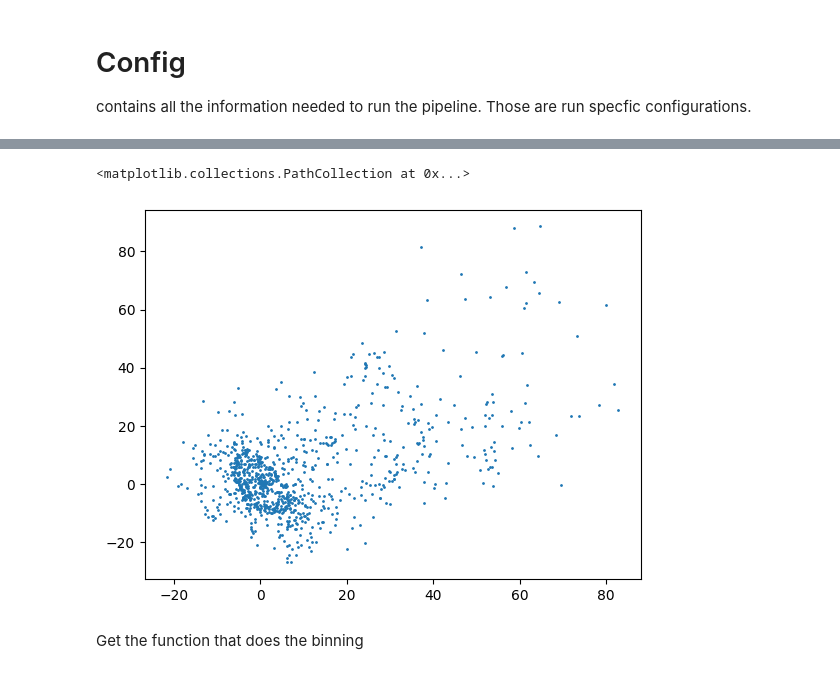
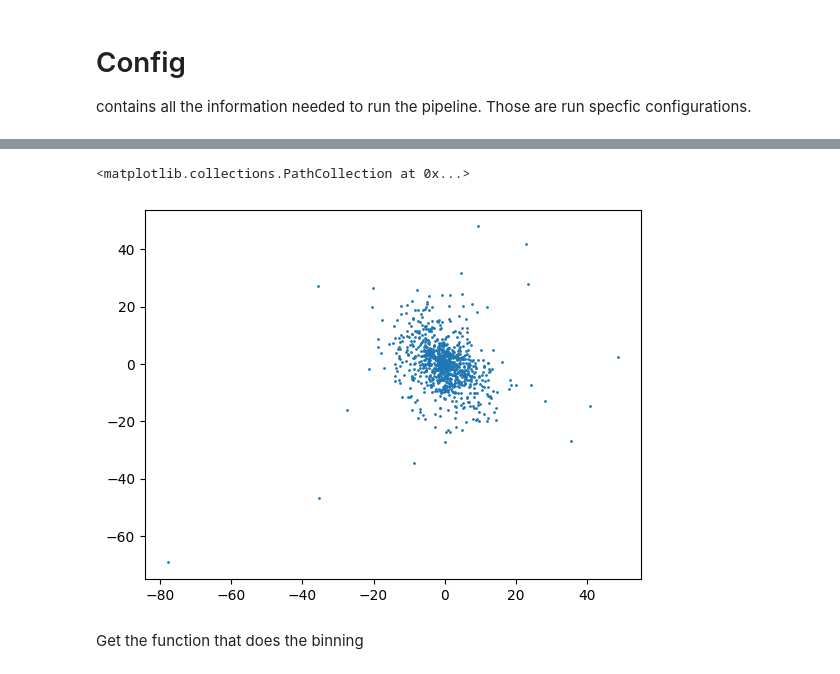
Before and after one commit to ufuk-cakir/rubix, a Jupyter notebook: notebooks/rubix_pipeline.ipynb, the cells around one changed output, grey strips where cells are left out. Drawn from its saved outputs; the diff is of its cells as text; code cells hidden in the pictures.

```diff
--- a/notebooks/rubix_pipeline.ipynb
+++ b/notebooks/rubix_pipeline.ipynb
@@ -18,7 +18,7 @@ config = {
         "name": "IllustrisAPI",
         "args": {
             "api_key": os.environ.get("ILLUSTRIS_API_KEY"),
-            "particle_type": ["stars", "gas"],
+            "particle_type": ["stars"],
             "simulation": "TNG50-1",
             "snapshot": 99,
             "save_data_path": "data",
@@ -60,10 +60,11 @@ from rubix.core.data import convert_to_rubix, prepare_input
 
 convert_to_rubix(config) # Convert the config to rubix format and store in output_path folder
 #for gas and stars
-coords, vel, metalicity, mass, age, halfmass_r, gas_coords, gas_vel, gas_metallicity, gas_mass, gas_density, gas_sfr, gas_internal_energy, gas_electron_abundance = prepare_input(config) # Prepare the input for the pipeline
+#coords, vel, metalicity, mass, age, halfmass_r, gas_coords, gas_vel, gas_metallicity, gas_mass, gas_density, gas_sfr, gas_internal_energy, gas_electron_abundance = prepare_input(config) # Prepare the input for the pipeline
 #for gas only
 #gas_coords, gas_vel, gas_metallicity, gas_mass, gas_density, gas_hsml, gas_sfr, gas_internal_energy, gas_electron_abundance, gas_metals, halfmass_r = prepare_input(config) # Prepare the input for the pipeline
 #for stars only
-#coords, vel, metalicity, mass, age, halfmass_r = prepare_input(config) # Prepare the input for the pipeline
+#
+coords, vel, metalicity, mass, age, halfmass_r = prepare_input(config) # Prepare the input for the pipeline
 print(prepare_input(config))
 # %% [output]
@@ -90,14 +103,14 @@ print(prepare_input(config))
 # %%
 # NBVAL_SKIP
 import matplotlib.pyplot as plt
 # Make a scatter plot
 n_subset = 10000
-subset = gas_coords[:n_subset]
+subset = coords[:n_subset]
 
 plt.scatter(subset[:,0], subset[:,1], s=1)
 # %% [output]
 <matplotlib.collections.PathCollection at 0x...>
-[figure, old version]
+[figure, new version]
 # %% [markdown]
 Get the function that does the binning
 # %%
```
Also changed, not shown: parts of 1 cell of this notebook, 1 other file.
